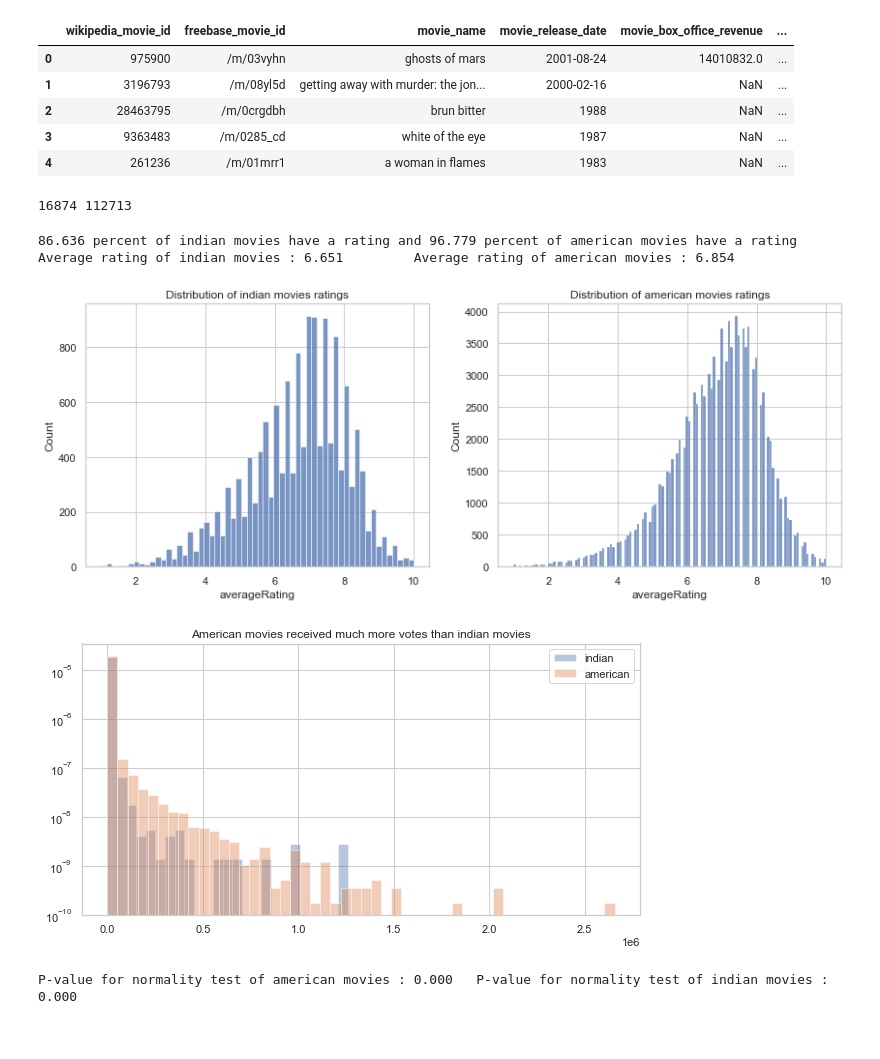
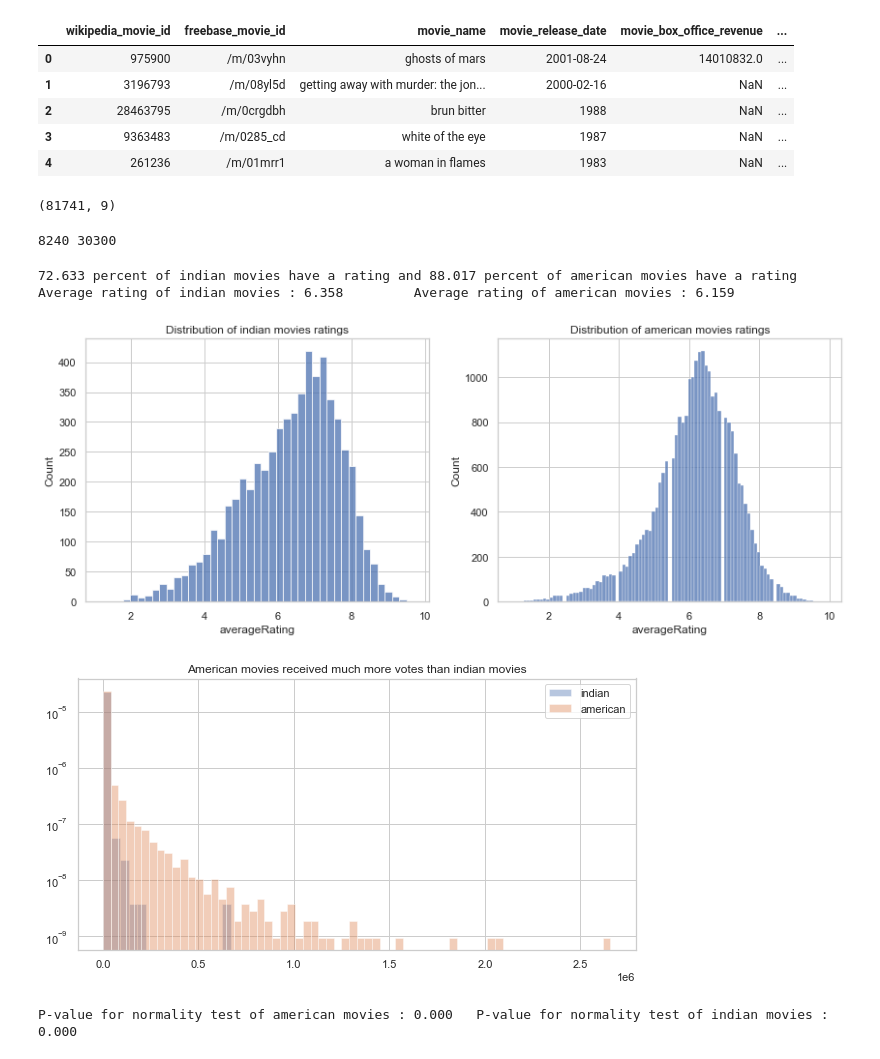
Before and after one commit to epfl-ada/ada-2022-project-badaboom, a Jupyter notebook: P2.ipynb, the cells around one changed output. Drawn from its saved outputs; the diff is of its cells as text; code cells hidden in the pictures.

```diff
--- a/P2.ipynb
+++ b/P2.ipynb
@@ -49,16 +49,21 @@ titles = pd.read_csv(data_folder + 'title.basics.tsv.gz', sep='\t', compression=
 rates = ratings.merge(titles, how='left', on='tconst')[['averageRating', 'numVotes', 'originalTitle']]
 rates['movie_name'] = [ele.lower() for ele in rates['originalTitle'].astype(str)]
 rates=rates.drop(columns='originalTitle')
+rates = rates.drop_duplicates('movie_name')
+# %%
+movies_data.shape
+# %% [output]
+(81741, 9)
 # %%
 indian_movies = movies_data[movies_data['movie_countries'] == '{"/m/03rk0": "india"}']
 american_movies = movies_data[movies_data['movie_countries'] == '{"/m/09c7w0": "united states of america"}']
 
-indian_movies = indian_movies.merge(rates, how='left', on='movie_name')
-american_movies = american_movies.merge(rates, how='left', on='movie_name')
+indian_movies = indian_movies.merge(rates, how = 'left', on='movie_name')
+american_movies = american_movies.merge(rates, how = 'left', on='movie_name')
 
 print(len(indian_movies), len(american_movies))
 # %% [output]
-16874 112713
+8240 30300
 # %%
 print('%.3f percent of indian movies have a rating and %.3f percent of american movies have a rating' %
 (100-np.sum(indian_movies['averageRating'].isna())/indian_movies.shape[0]*100, 100-np.sum(american_movies['averageRating'].isna())/american_movies.shape[0]*100))
@@ -66,8 +71,8 @@ print('%.3f percent of indian movies have a rating and %.3f percent of american
 print('Average rating of indian movies : %.3f \tAverage rating of american movies : %.3f' %
 (np.mean(indian_movies['averageRating']), np.mean(american_movies['averageRating'])))
 # %% [output]
-86.636 percent of indian movies have a rating and 96.779 percent of american movies have a rating
-Average rating of indian movies : 6.651         Average rating of american movies : 6.854
+72.633 percent of indian movies have a rating and 88.017 percent of american movies have a rating
+Average rating of indian movies : 6.358         Average rating of american movies : 6.159
 # %%
 plt.figure(figsize=(14,5))
 plt.subplot(1,2,1)
@@ -78,17 +83,18 @@ sns.histplot(x='averageRating', data=american_movies)
 plt.title('Distribution of american movies ratings')
 plt.show()
 # %% [output]
-[figure, old version]
+[figure, new version]
 # %%
+fac = (len(indian_movies)-np.sum(indian_movies['averageRating'].isna()))/(len(american_movies)-np.sum(american_movies['averageRating'].isna()))
 plt.figure(figsize=(10,5))
-plt.hist(indian_movies['numVotes'], density=True, bins = 25, alpha=.4, label='indian')
-plt.hist(american_movies['numVotes'], density=True, bins = 50, alpha = 0.4, label='american')
+plt.hist(indian_movies['numVotes'], density=True, bins = 15, alpha=.4, label='indian')
+plt.hist(american_movies['numVotes'], density=True, bins = int(15/fac), alpha = 0.4, label='american')
 plt.yscale('log')
 plt.title('American movies received much more votes than indian movies')
 plt.legend()
 plt.show()
 # %% [output]
-[figure, old version]
+[figure, new version]
 # %%
 print('P-value for normality test of american movies : %.3f \tP-value for normality test of indian movies : %.3f '
       % (st.normaltest(american_movies['averageRating'], nan_policy='omit').pvalue, st.normaltest(indian_movies['averageRating'], nan_policy='omit').pvalue))
```
Also changed, not shown: parts of 25 cells of this notebook.
